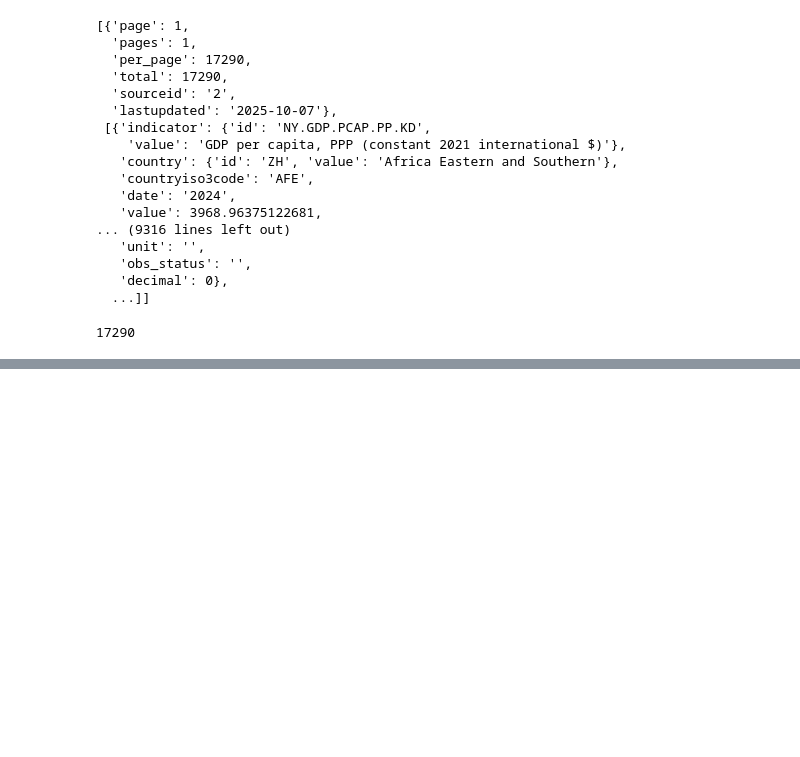
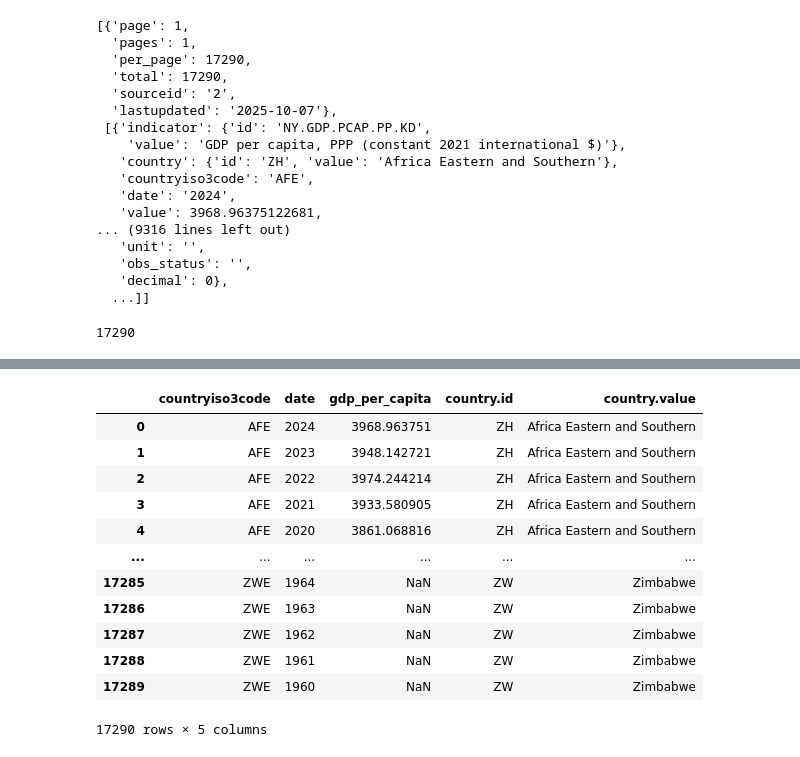
Before and after one commit to nss-data-science-cohort-9/apis-exercise-dhansiv-stack, a Jupyter notebook: UnGDPexploration_API.ipynb, the cells around one changed output, grey strips where cells are left out. Saved outputs shown, nothing was run; the diff lists cells and outputs as text; code cells hidden in the pictures; blank space fills up the shorter version.

```diff
--- a/UnGDPexploration_API.ipynb
+++ b/UnGDPexploration_API.ipynb
@@ -357,0 +155,16 @@ plt.show()
+# %%
+gdp_df
+# %% [output]
+|  | countryiso3code | date | gdp_per_capita | country.id | country.value |
+| 0 | AFE | 2024 | 3968.963751 | ZH | Africa Eastern and Southern |
+| 1 | AFE | 2023 | 3948.142721 | ZH | Africa Eastern and Southern |
+| 2 | AFE | 2022 | 3974.244214 | ZH | Africa Eastern and Southern |
+| 3 | AFE | 2021 | 3933.580905 | ZH | Africa Eastern and Southern |
+| 4 | AFE | 2020 | 3861.068816 | ZH | Africa Eastern and Southern |
+| ... | ... | ... | ... | ... | ... |
+| 17285 | ZWE | 1964 | NaN | ZW | Zimbabwe |
+| 17286 | ZWE | 1963 | NaN | ZW | Zimbabwe |
+| 17287 | ZWE | 1962 | NaN | ZW | Zimbabwe |
+| 17288 | ZWE | 1961 | NaN | ZW | Zimbabwe |
+| 17289 | ZWE | 1960 | NaN | ZW | Zimbabwe |
+17290 rows × 5 columns
```
Also changed, not shown: parts of 83 cells of this notebook, 1 other file.
